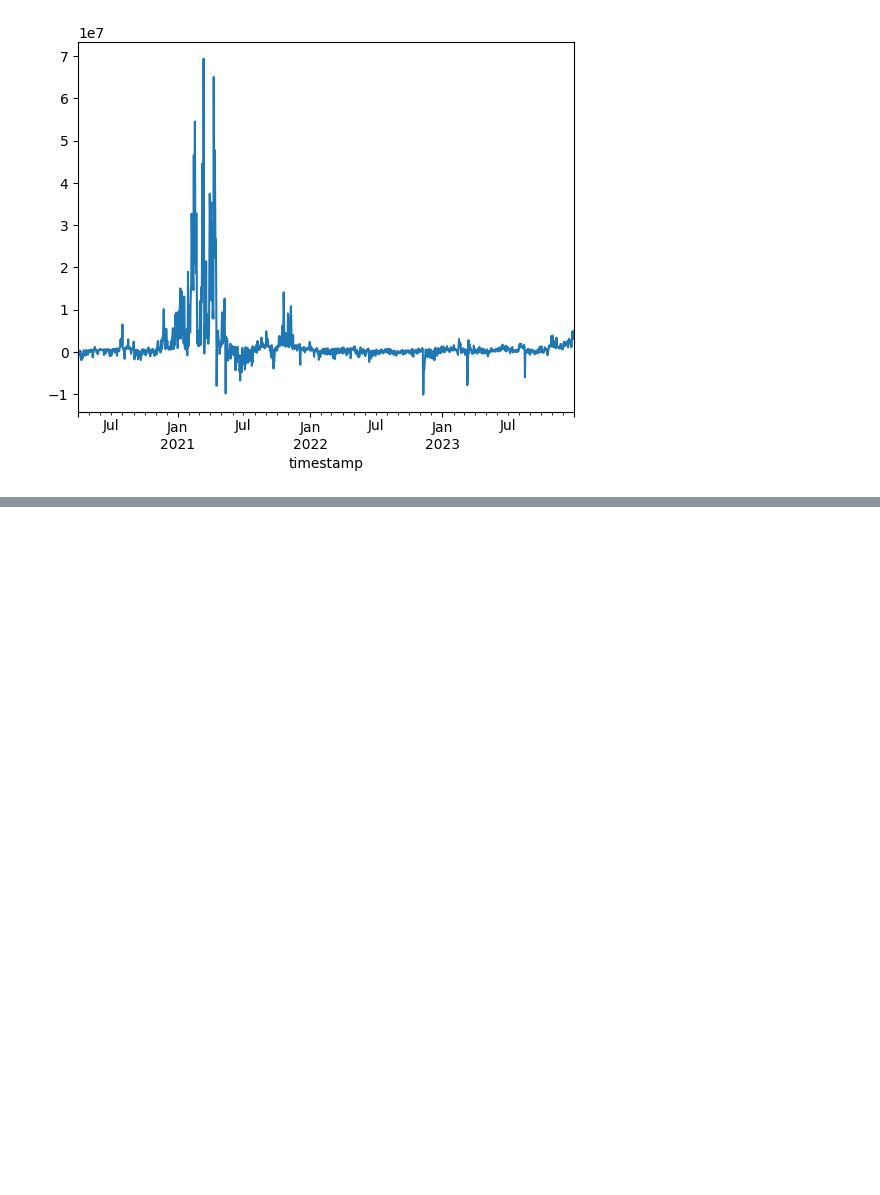
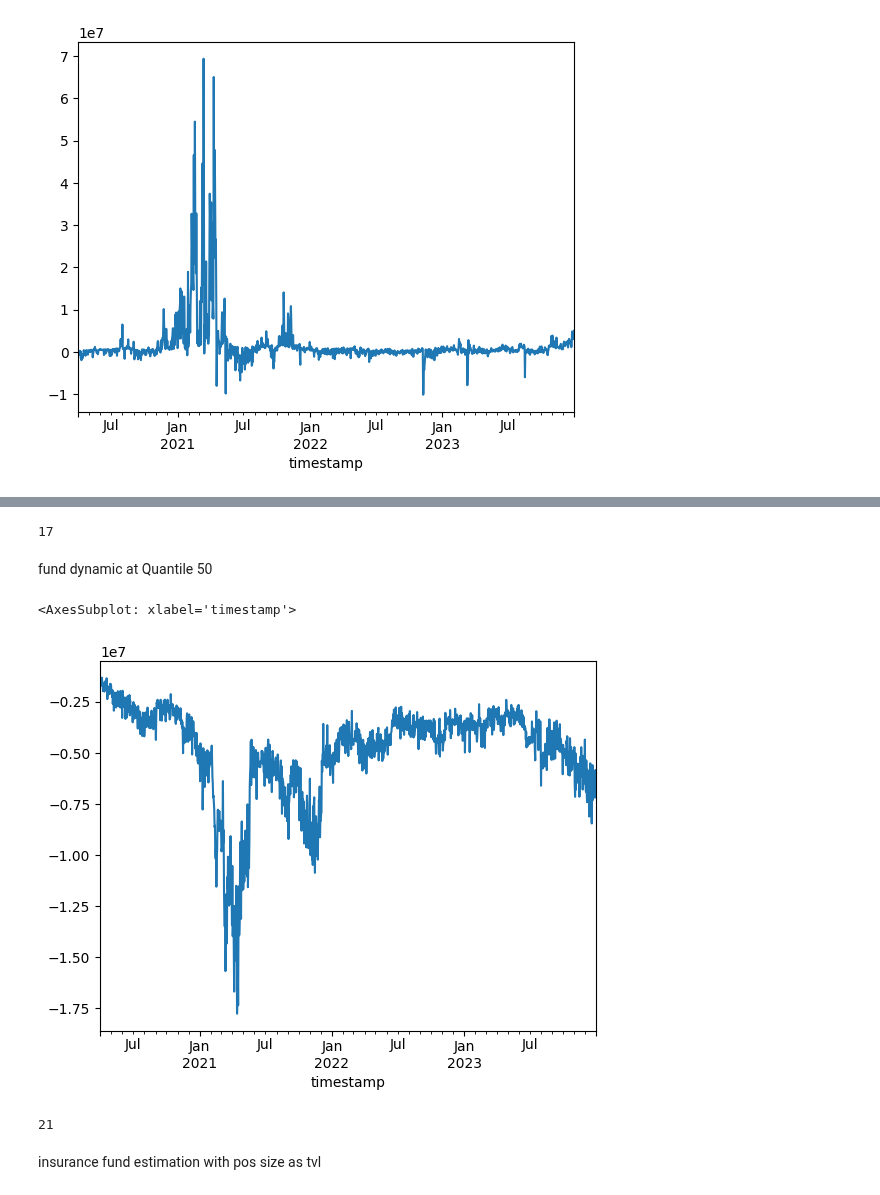
Before and after one commit to immortal16/OpenDeltaDeliverables, a Jupyter notebook: 2_2_simulations.ipynb, the cells around one changed output, grey strips where cells are left out. Cells and saved outputs as stored; diff of their text form; code cells hidden in the pictures; blank space fills up the shorter version.

```diff
--- a/2_2_simulations.ipynb
+++ b/2_2_simulations.ipynb
@@ -151,0 +183,39 @@ simulated_profit.plot()
+# %%
+start_at = fund_data_25['Pos Size 1'][0]
+
+days_till_zero = 0
+for pnl in simulated_25_profit:
+    start_at += pnl
+    days_till_zero += 1
+    if start_at <= 0:
+        break
+
+days_till_zero
+# %% [output]
+17
+# %% [markdown]
+fund dynamic at Quantile 50
+# %%
+fund_data_50 = get_fund_data_scenario_1('Quantile_50')
+# %%
+simulated_50_profit = calculate_profit(fund_data_50, 1, 0.1, 0.06, True)
+# %%
+simulated_50_profit.plot()
+# %% [output]
+<AxesSubplot: xlabel='timestamp'>
+[figure, added]
+# %%
+start_at = fund_data_50['Pos Size 1'][0]
+
+days_till_zero = 0
+for pnl in simulated_50_profit:
+    start_at += pnl
+    days_till_zero += 1
+    if start_at <= 0:
+        break
+
+days_till_zero
+# %% [output]
+21
+# %% [markdown]
+insurance fund estimation with pos size as tvl
```
Also changed, not shown: parts of 27 cells of this notebook.
